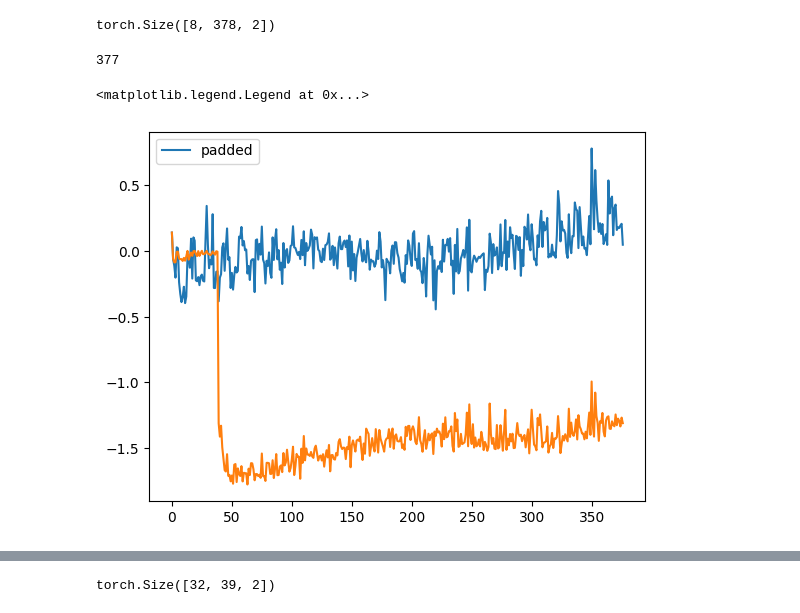
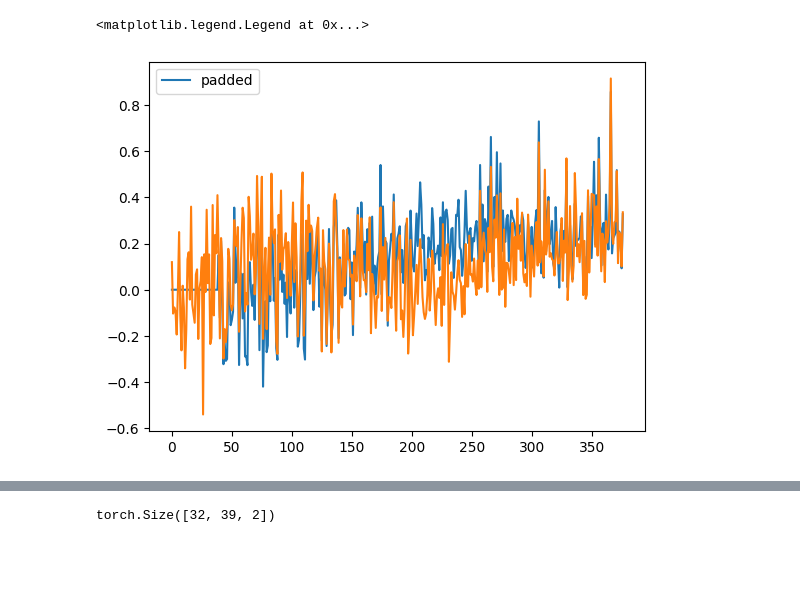
Before and after one commit to AmanKukde/FourierImageTransformer, a Jupyter notebook: examples/Super-Resolution - MNIST Example.ipynb, the cells around one changed output, grey strips where cells are left out. Saved outputs shown, nothing was run; the diff lists cells and outputs as text; code cells hidden in the pictures; blank space fills up the shorter version.

```diff
--- a/examples/Super-Resolution - MNIST Example.ipynb
+++ b/examples/Super-Resolution - MNIST Example.ipynb
@@ -98,5 +72,5 @@ Copying sres.predictor_phase.bias
 # %%
-for fc, (mag_min, mag_max) in dm.train_dataloader():
+for fc, (mag_min, mag_max) in dm.test_dataloader():
     break
 # for fc, (mag_min, mag_max) in dm.train_dataloader():
 #     break
@@ -107,15 +81,12 @@ x_fc = fc[:, flatten_order][:, :model.input_seq_length]
 # x_fc = fc[:, flatten_order][:, :-1]
 gt = fc[:, flatten_order]
 # pred = model.sres.forward_i(x_fc,model.input_seq_length)
-pred_1 = model.sres.forward_i(x_fc,model.input_seq_length)
-pred = model.sres.forward(fc[:,:-1])
+pred = model.sres.forward_inference(x_fc,model.input_seq_length)
+pred_forward = model.sres.forward(fc[:,:-1])
+
+pref_forward_img = model.convert2img(fc=pred_forward, mag_min=mag_min, mag_max=mag_max)
 lowres_img = model.convert2img(fc=x_fc, mag_min=mag_min, mag_max=mag_max)
 pred_img = model.convert2img(fc=pred, mag_min=mag_min, mag_max=mag_max)
 gt_img = model.convert2img(fc=gt, mag_min=mag_min, mag_max=mag_max)
 pred_img = denormalize(pred_img, dm.mean, dm.std)
 gt_img = denormalize(gt_img, dm.mean, dm.std)
-# %%
-pred.shape
-gt.shape
-# %% [output]
-torch.Size([8, 378, 2])
@@ -128,11 +93,11 @@ a2 = a2.detach().cpu().numpy()
-# %%
-len(pred[0])
-# %% [output]
-377
 # %%
+a = (pred[0]-gt[0,:-1])[:,0][:]
+a2 = (pred_forward[0]-gt[0,:-1])[:,0][:]
+a = a.detach().cpu().numpy()
+a2 = a2.detach().cpu().numpy()
 plt.plot([i for i in range(len(pred[0]))],a,label = 'padded')
-plt.plot([i for i in range(len(pred_1[0]))],a2)
+plt.plot([i for i in range(len(pred_forward[0]))],a2)
 plt.legend()
 # %% [output]
 <matplotlib.legend.Legend at 0x...>
-[figure, old version]
+[figure, new version]
```
Also changed, not shown: parts of 9 cells of this notebook, 5 other files.
